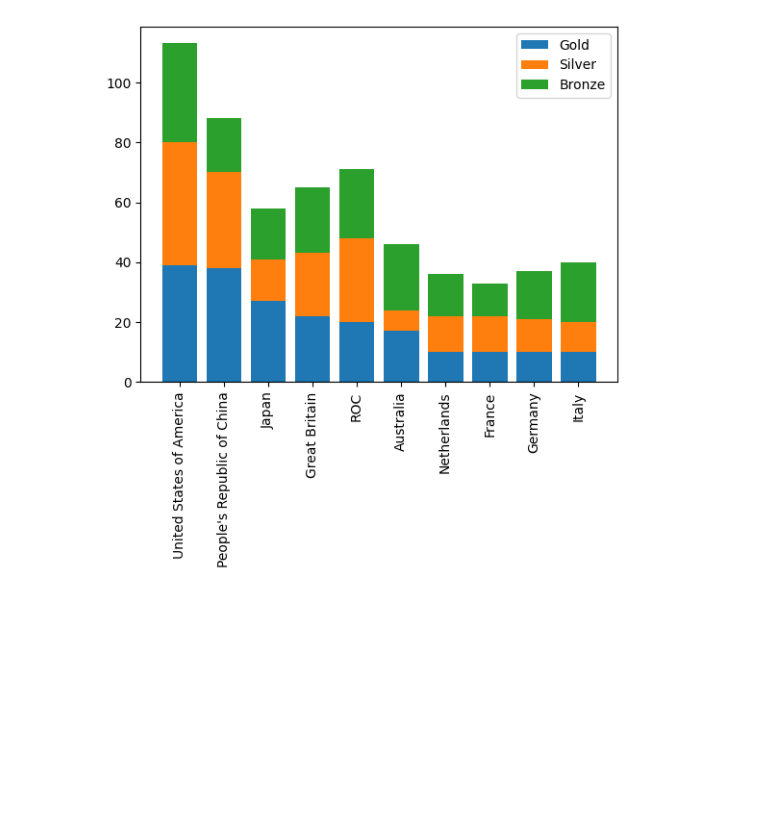
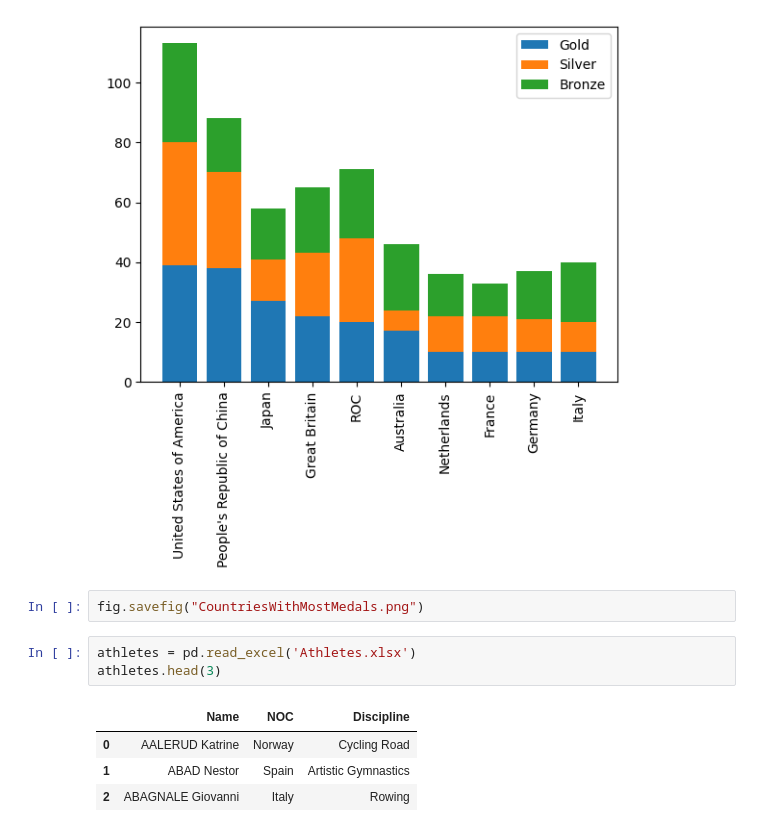
Before and after one commit to HayateSato/DS_Practice, a Jupyter notebook: Matplotlib.ipynb, the cells around one changed output. Drawn from its saved outputs; the diff is of its cells as text; blank space fills up the shorter version.

```diff
--- a/Matplotlib.ipynb
+++ b/Matplotlib.ipynb
@@ -251,3 +251,13 @@ ax.legend()
 plt.show()
 # %% [output]
 [figure]
+# %%
+fig.savefig("CountriesWithMostMedals.png")
+# %%
+athletes = pd.read_excel('Athletes.xlsx')
+athletes.head(3)
+# %% [output]
+|  | Name | NOC | Discipline |
+| 0 | AALERUD Katrine | Norway | Cycling Road |
+| 1 | ABAD Nestor | Spain | Artistic Gymnastics |
+| 2 | ABAGNALE Giovanni | Italy | Rowing |
```
Also changed, not shown: parts of 2 cells of this notebook.
